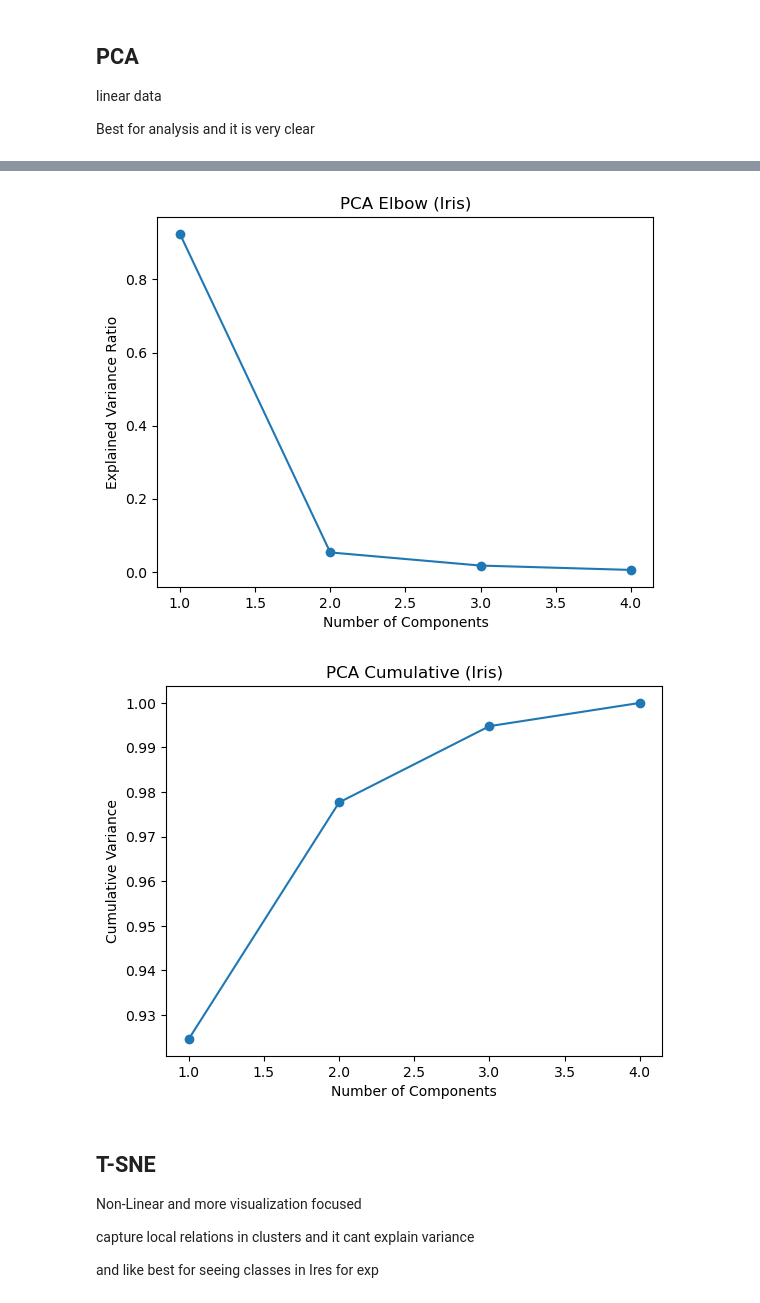
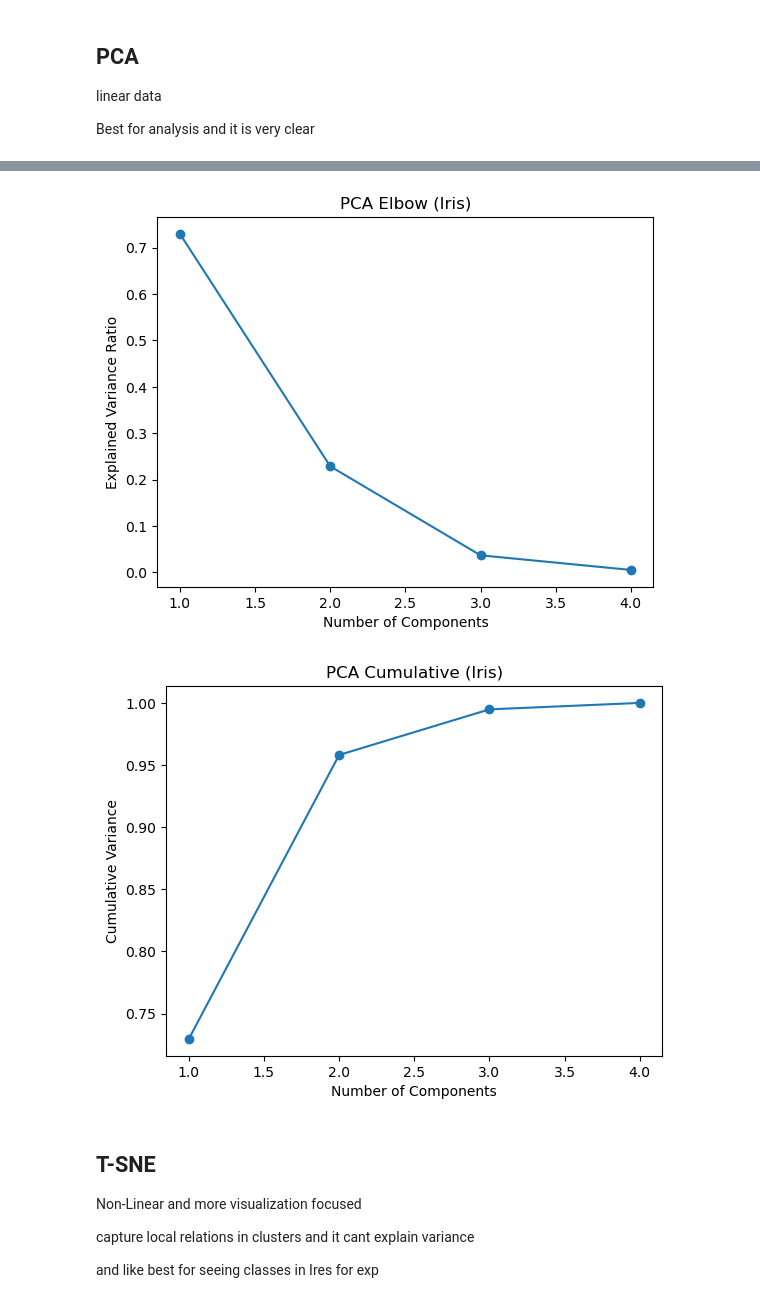
Before and after one commit to BigbossDD/DV_code, a Jupyter notebook: dim_reduction.ipynb, the cells around one changed output, grey strips where cells are left out. Drawn from its saved outputs; the diff is of its cells as text; code cells hidden in the pictures.

```diff
--- a/dim_reduction.ipynb
+++ b/dim_reduction.ipynb
@@ -10,9 +10,11 @@ from sklearn.datasets import load_iris
 data = load_iris()
 df = data.data
 # %%
+from sklearn.preprocessing import StandardScaler
 from sklearn.decomposition import PCA #NOTE
 import numpy as np
 
+df = StandardScaler().fit_transform(df)
 
 # Create PCA object (reduce to 2 component)
 pca = PCA(n_components=2)
@@ -45,37 +47,37 @@ Explained Variance: [4.22824171 0.24267075]
 from sklearn.decomposition import PCA
 import matplotlib.pyplot as plt
 import numpy as np
-
+from sklearn.preprocessing import StandardScaler
 # Load dataset
-
+df = StandardScaler().fit_transform(df)
 
 # Apply PCA
 pca = PCA()
 pca.fit(df )
 
 # Explained variance
 variance = pca.explained_variance_ratio_ # --> variance
 
 cumulative = np.cumsum(variance) # --> cumulative
 ###############################################################
 # Plot elbow (individual)
 plt.plot(range(1, len(variance)+1) , variance, marker='o')
 
 plt.xlabel("Number of Components")
 plt.ylabel("Explained Variance Ratio")
 plt.title("PCA Elbow (Iris)")
 plt.show()
 
 # Plot cumulative (better)
 plt.plot(range(1, len(cumulative)+1) , cumulative, marker='o')
 
 plt.xlabel("Number of Components")
 plt.ylabel("Cumulative Variance")
 plt.title("PCA Cumulative (Iris)")
 plt.show()
 # %% [output]
-[figure, old version]
+[figure, new version]
-[figure, old version]
+[figure, new version]
 # %%
 # so we pick 3 components
 # %% [markdown]
```
Also changed, not shown: parts of 3 cells of this notebook.
